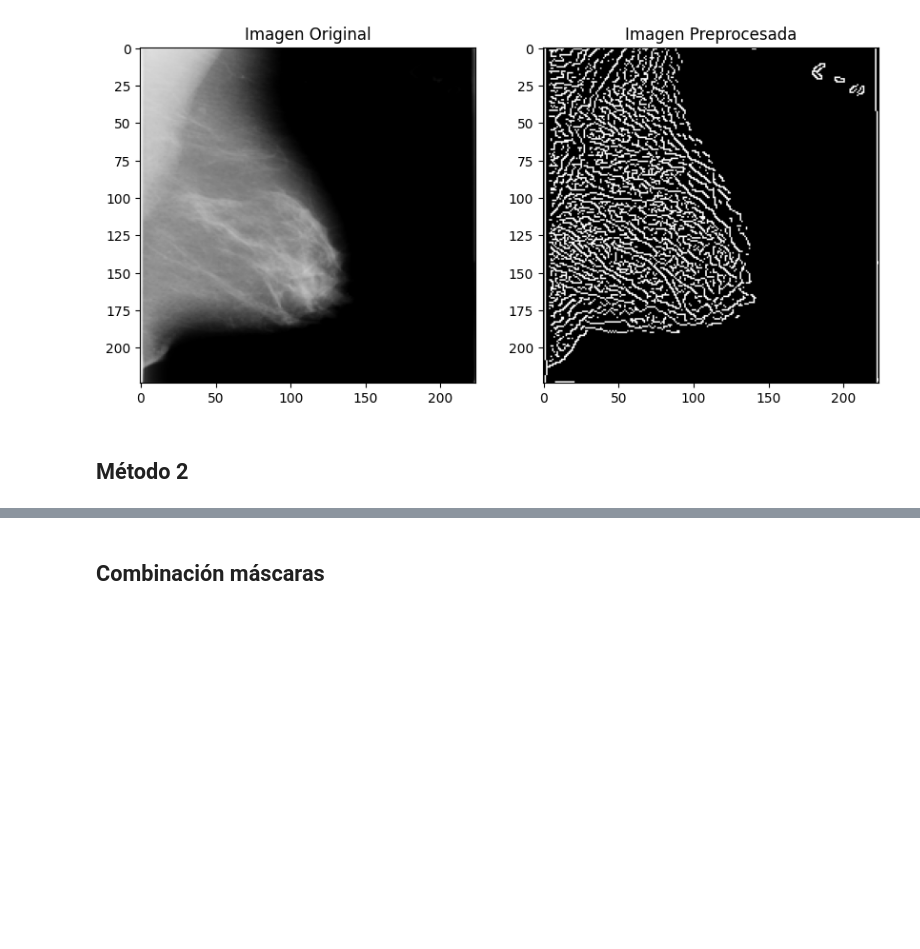
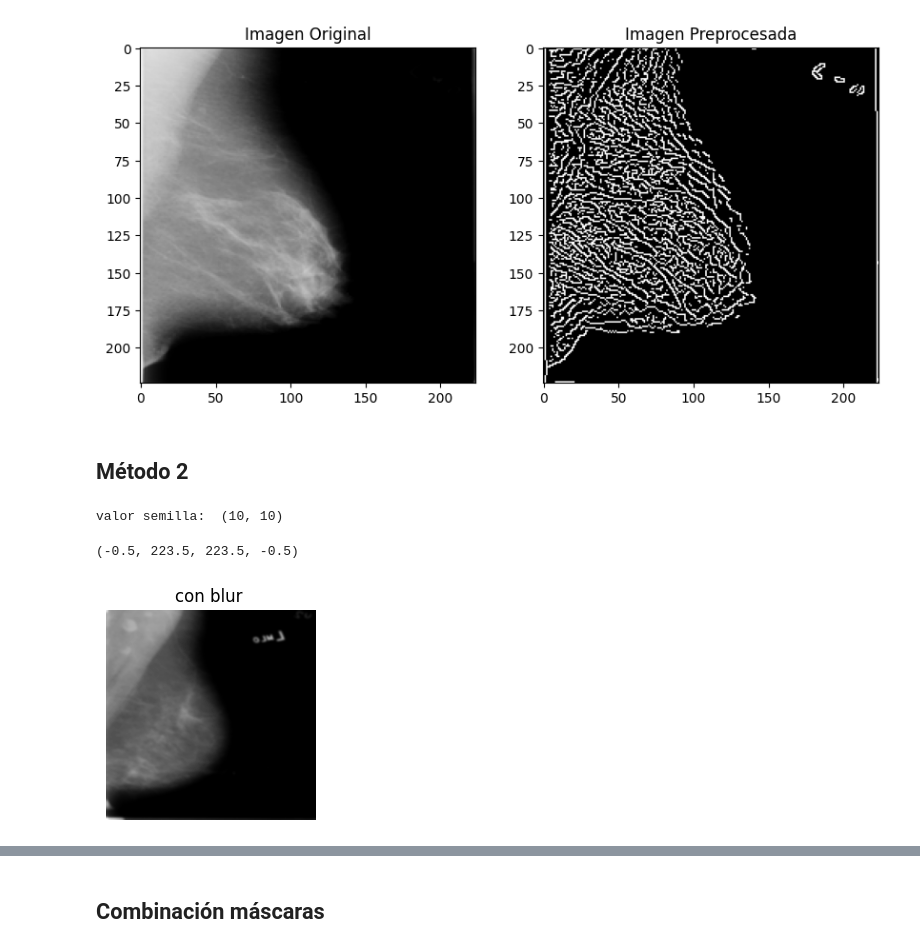
Before and after one commit to ChiaraVL/ProcesamientoImagenes, a Jupyter notebook: clasificacionCNN_Dataset.ipynb, the cells around one changed output, grey strips where cells are left out. Saved outputs shown, nothing was run; the diff lists cells and outputs as text; code cells hidden in the pictures; blank space fills up the shorter version.

```diff
--- a/clasificacionCNN_Dataset.ipynb
+++ b/clasificacionCNN_Dataset.ipynb
@@ -365,13 +367,13 @@ def region_growing_with_adaptive_gradient(img, seed_point, intensity_threshold=2
 img_blur = cv2.GaussianBlur(img, (5, 5), 0)
 
 # Definir el punto semilla (automatizado)
-seed_point=(5,5)
+seed_point=(10,10)
 # Ejecutar el algoritmo de crecimiento de regiones con umbral adaptativo
 mask,gradient_magnitude= region_growing_with_adaptive_gradient(
     img_blur,
     seed_point,
-    intensity_threshold=15,
-    gradient_threshold=20
+    intensity_threshold=20,
+    gradient_threshold=30
 )
 
 # Aplicar operaciones morfológicas para refinar la máscara
@@ -391,6 +393,17 @@ mask_dilated = cv2.dilate(mask_hull_f2, kernel, iterations=1)
 # Invertir la máscara para eliminar el músculo
 mask_inv = cv2.bitwise_not(mask_dilated)
 result = cv2.bitwise_and(img, img, mask=mask_inv)
+# %% [output]
+valor semilla:  (10, 10)
+# %%
+plt.figure(figsize=(12, 6))
+plt.subplot(2, 3, 1)
+plt.title('con blur ')
+plt.imshow(img_blur, cmap='gray')
+plt.axis('off')
+# %% [output]
+(-0.5, 223.5, 223.5, -0.5)
+[figure, added]
 # %%
 # Visualizar resultados
 plt.figure(figsize=(12, 6))
```
Also changed, not shown: parts of 11 cells of this notebook, 1 other file.
